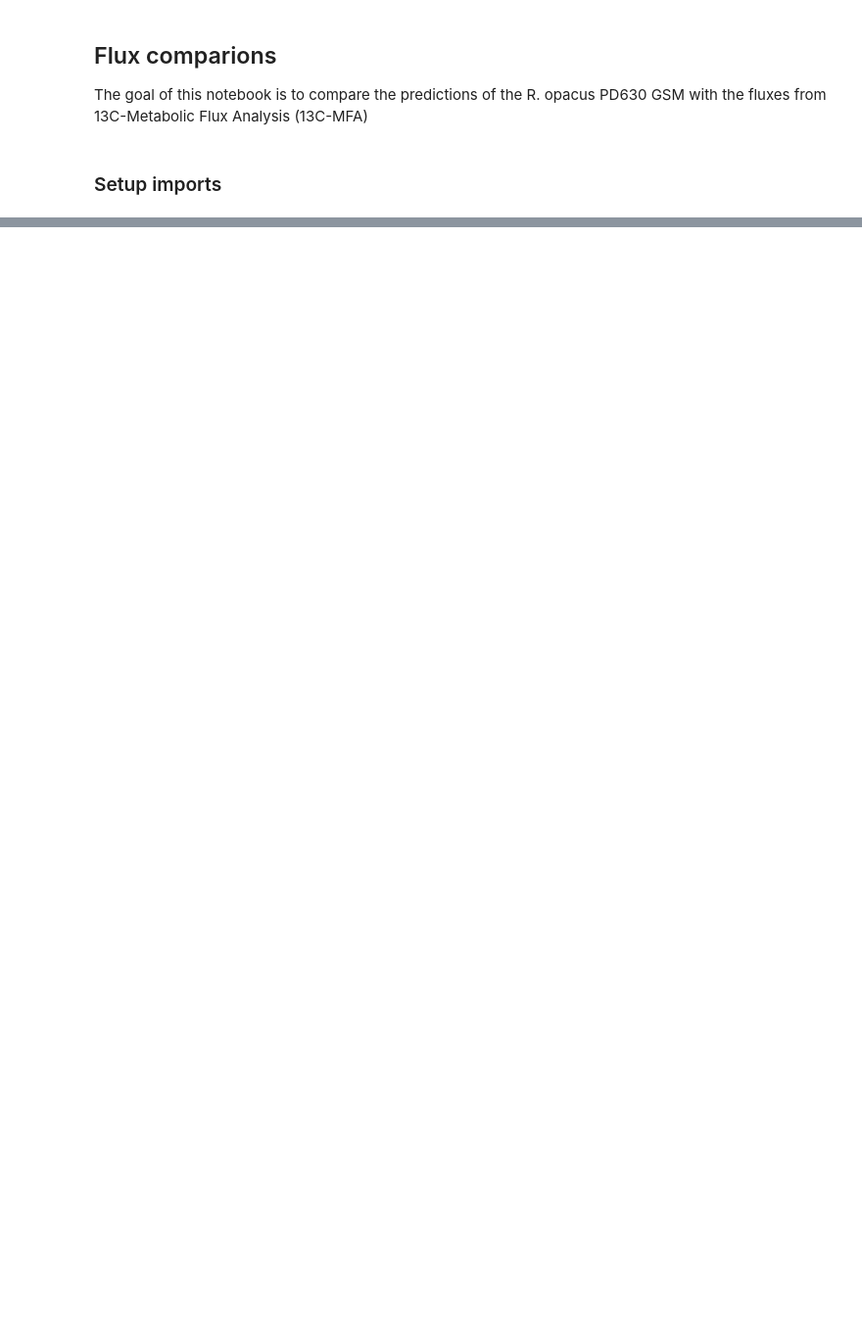
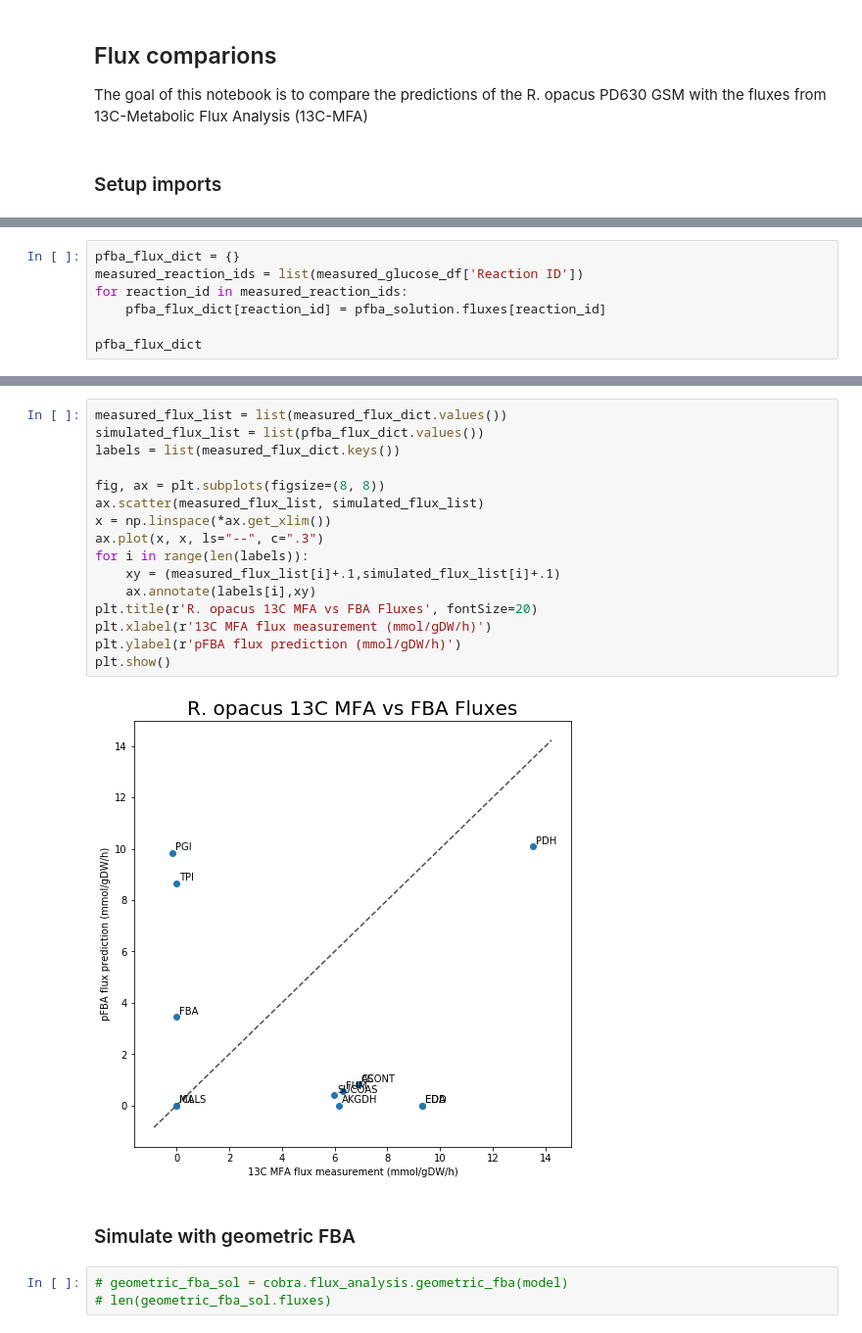
Before and after one commit to LBLQMM/RhodococcusGSM, a Jupyter notebook: Biodesign_gr/notebooks/flux_comparisons.ipynb, the cells around one changed output, grey strips where cells are left out. Shown at 98% size. Saved outputs shown, nothing was run; the diff lists cells and outputs as text; blank space fills up the shorter version.

```diff
--- a/Biodesign_gr/notebooks/flux_comparisons.ipynb
+++ b/Biodesign_gr/notebooks/flux_comparisons.ipynb
@@ -23,0 +158,7 @@ Seach through reactions to get reaction ids to match the 13C MFA reactions
+# %%
+pfba_flux_dict = {}
+measured_reaction_ids = list(measured_glucose_df['Reaction ID'])
+for reaction_id in measured_reaction_ids:
+    pfba_flux_dict[reaction_id] = pfba_solution.fluxes[reaction_id]
+
+pfba_flux_dict
@@ -24 +179,24 @@ Seach through reactions to get reaction ids to match the 13C MFA reactions
+# %%
+measured_flux_list = list(measured_flux_dict.values())
+simulated_flux_list = list(pfba_flux_dict.values())
+labels = list(measured_flux_dict.keys())
+
+fig, ax = plt.subplots(figsize=(8, 8))
+ax.scatter(measured_flux_list, simulated_flux_list)
+x = np.linspace(*ax.get_xlim())
+ax.plot(x, x, ls="--", c=".3")
+for i in range(len(labels)):
+    xy = (measured_flux_list[i]+.1,simulated_flux_list[i]+.1)
+    ax.annotate(labels[i],xy)
+plt.title(r'R. opacus 13C MFA vs FBA Fluxes', fontSize=20)
+plt.xlabel(r'13C MFA flux measurement (mmol/gDW/h)')
+plt.ylabel(r'pFBA flux prediction (mmol/gDW/h)')
+plt.show()
+# %% [output]
+[figure, added]
+# %% [markdown]
+### Simulate with geometric FBA
+# %%
+# geometric_fba_sol = cobra.flux_analysis.geometric_fba(model)
+# len(geometric_fba_sol.fluxes)
 # %%
```
Also changed, not shown: parts of 25 cells of this notebook, 2 other files.
